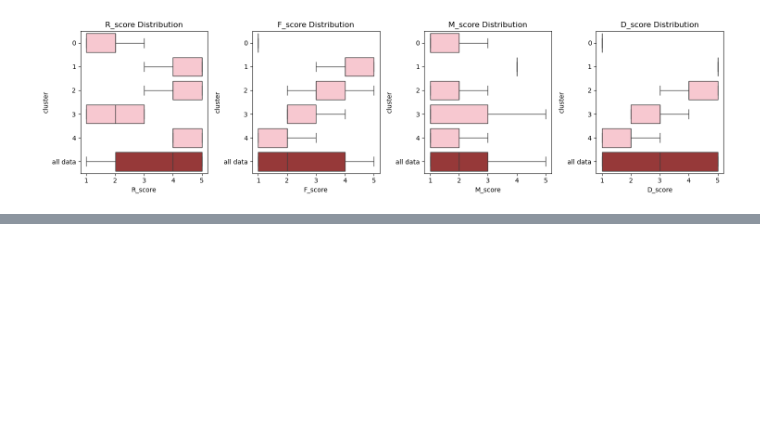
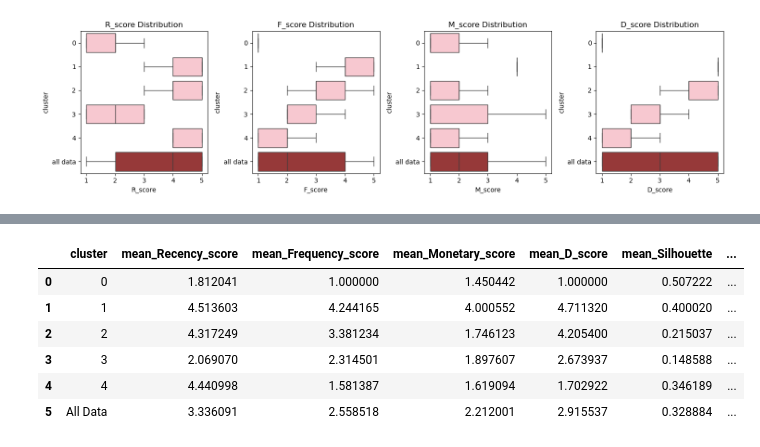
Before and after one commit to nobleyam/Customer-Behavioral-Segmentation-and-Profiling, a Jupyter notebook: final prap.ipynb, the cells around one changed output, grey strips where cells are left out. Saved outputs shown, nothing was run; the diff lists cells and outputs as text; code cells hidden in the pictures; blank space fills up the shorter version.

Commit message:
cluster summary

```diff
--- a/final prap.ipynb
+++ b/final prap.ipynb
@@ -895,0 +908,47 @@ plt.show()
+# %%
+import pandas as pd
+
+
+# Create a copy of X_kmeans
+X_kmeans_copy = kmeans_data.copy()
+
+# Convert specified columns to integer type
+columns_to_convert = ['R_score', 'F_score', 'M_score', 'D_score']
+X_kmeans_copy[columns_to_convert] = X_kmeans_copy[columns_to_convert].astype(int)
+
+
+
+# Group by cluster and calculate the mean for each score
+
+cluster_summary = X_kmeans_copy.groupby('cluster').mean().reset_index()
+
+# Calculate the number of records and percentage for each cluster
+cluster_counts = X_kmeans_copy['cluster'].value_counts().reset_index()
+cluster_counts.columns = ['cluster', 'count']
+cluster_counts['percentage'] = (cluster_counts['count'] / len(X_kmeans_copy)) * 100
+
+# Calculate the overall mean for each score
+overall_mean = X_kmeans_copy[['R_score', 'F_score', 'M_score', 'D_score', 'silouette']].mean().to_frame().T
+overall_mean['cluster'] = 'All Data'
+overall_mean['count'] = len(X_kmeans_copy)
+overall_mean['percentage'] = 100.0
+
+# Rename columns to indicate they are mean values
+cluster_summary.columns = ['cluster', 'mean_Recency_score', 'mean_Frequency_score', 'mean_Monetary_score','mean_D_score', 'mean_Silhouette']
+
+# Merge cluster_summary with cluster_counts
+cluster_summary = pd.merge(cluster_summary, cluster_counts, on='cluster')
+
+# Append the overall mean to the cluster summary
+overall_mean.columns = ['mean_Recency_score', 'mean_Frequency_score', 'mean_Monetary_score','mean_D_score', 'mean_Silhouette', 'cluster', 'count', 'percentage']
+cluster_summary = pd.concat([cluster_summary, overall_mean], ignore_index=True)
+
+cluster_summary
+# %% [output]
+|  | cluster | mean_Recency_score | mean_Frequency_score | mean_Monetary_score | mean_D_score | mean_Silhouette | ... |
+| 0 | 0 | 1.812041 | 1.000000 | 1.450442 | 1.000000 | 0.507222 | ... |
+| 1 | 1 | 4.513603 | 4.244165 | 4.000552 | 4.711320 | 0.400020 | ... |
+| 2 | 2 | 4.317249 | 3.381234 | 1.746123 | 4.205400 | 0.215037 | ... |
+| 3 | 3 | 2.069070 | 2.314501 | 1.897607 | 2.673937 | 0.148588 | ... |
+| 4 | 4 | 4.440998 | 1.581387 | 1.619094 | 1.702922 | 0.346189 | ... |
+| 5 | All Data | 3.336091 | 2.558518 | 2.212001 | 2.915537 | 0.328884 | ... |
```
Also changed, not shown: parts of 4 cells of this notebook.
